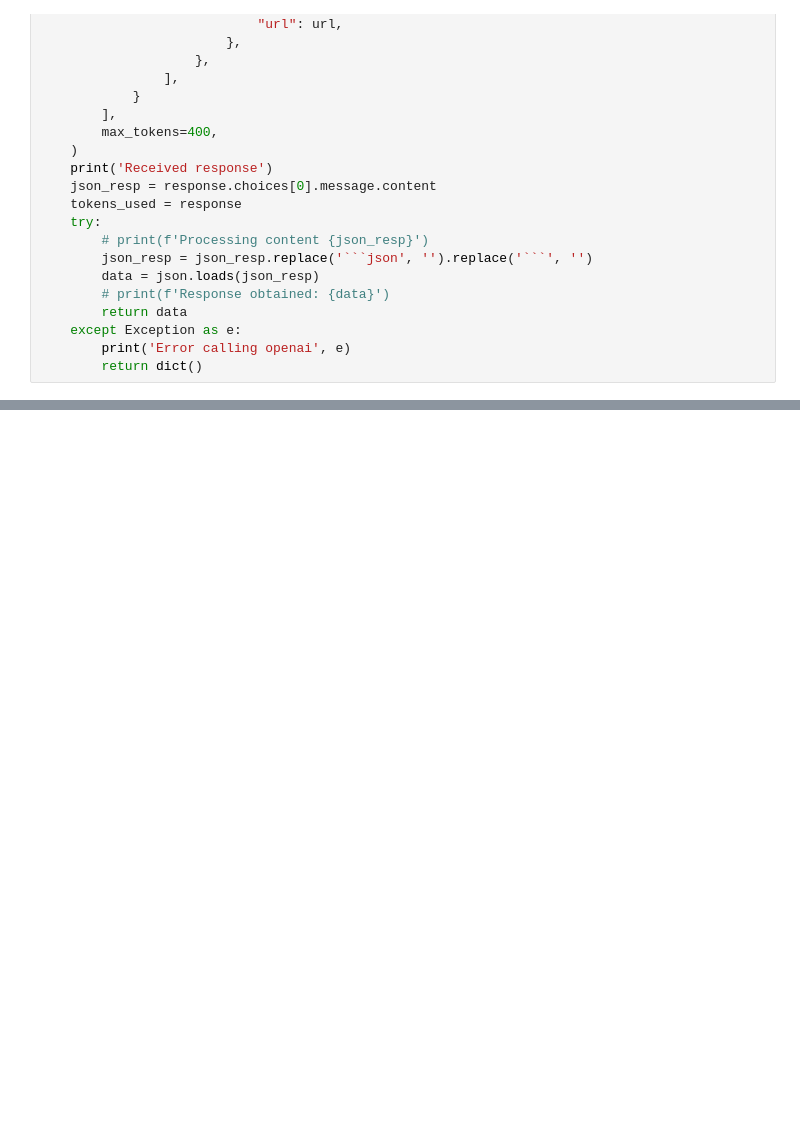
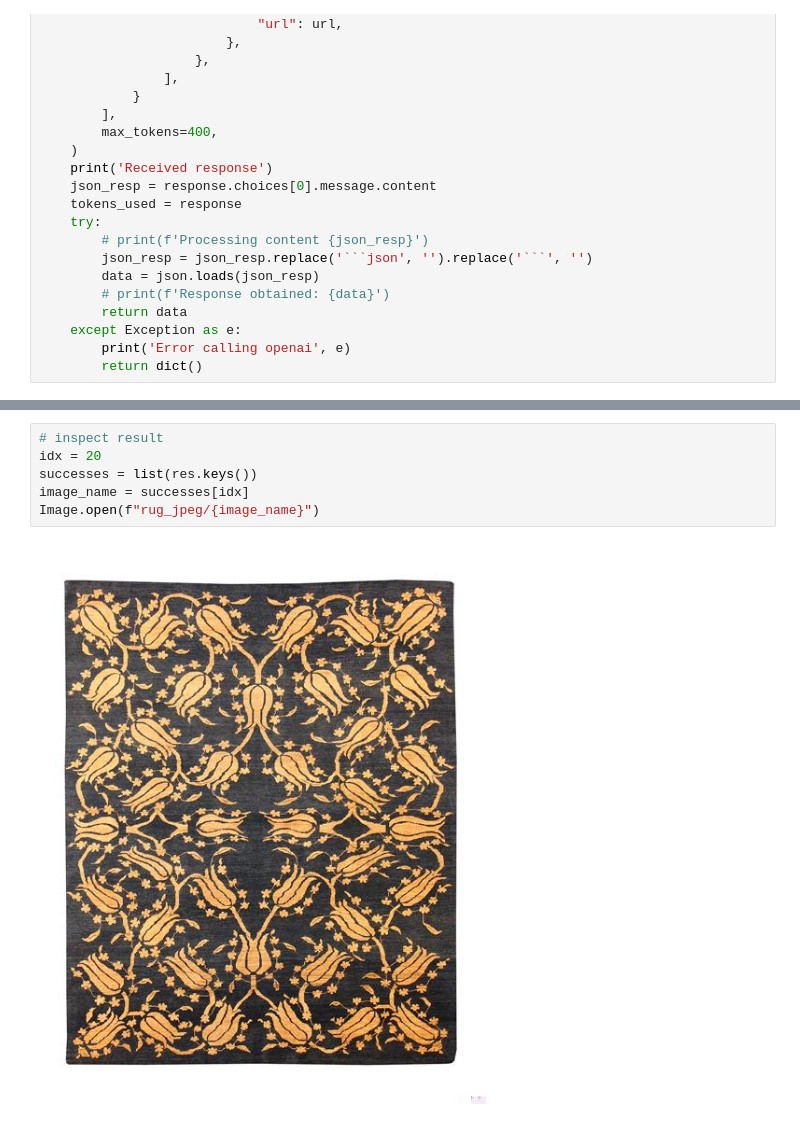
Before and after one commit to zhangx306/moondream, a Jupyter notebook: n_get_openai_predict.ipynb, the cells around one changed output, grey strips where cells are left out. Drawn from its saved outputs; the diff is of its cells as text; blank space fills up the shorter version.

```diff
--- a/n_get_openai_predict.ipynb
+++ b/n_get_openai_predict.ipynb
@@ -106,0 +118,8 @@ failed
+# %%
+# inspect result
+idx = 20
+successes = list(res.keys())
+image_name = successes[idx]
+Image.open(f"rug_jpeg/{image_name}")
+# %% [output]
+[figure, added]
```
Also changed, not shown: parts of 7 cells of this notebook.
